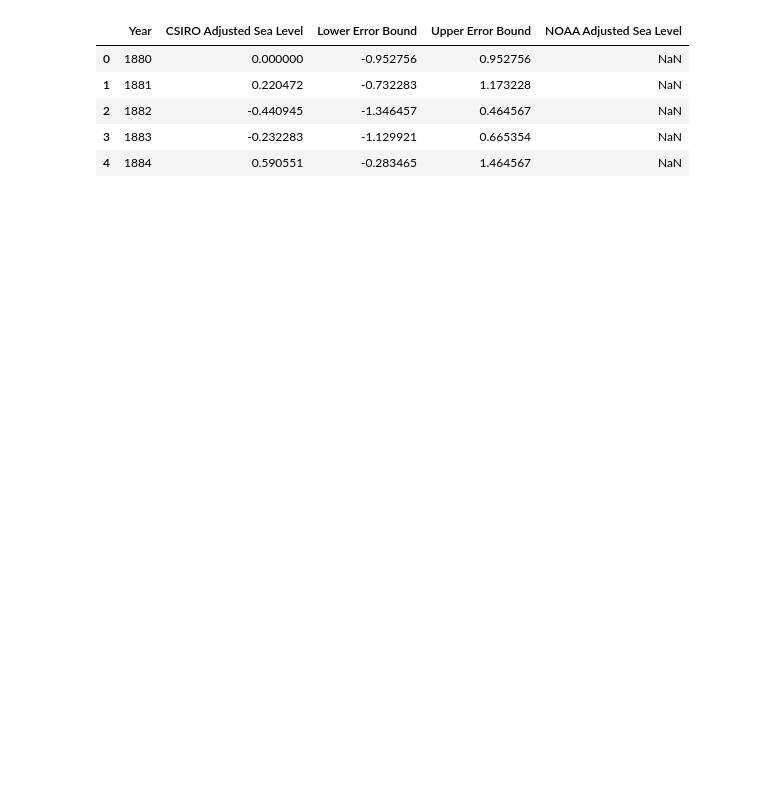
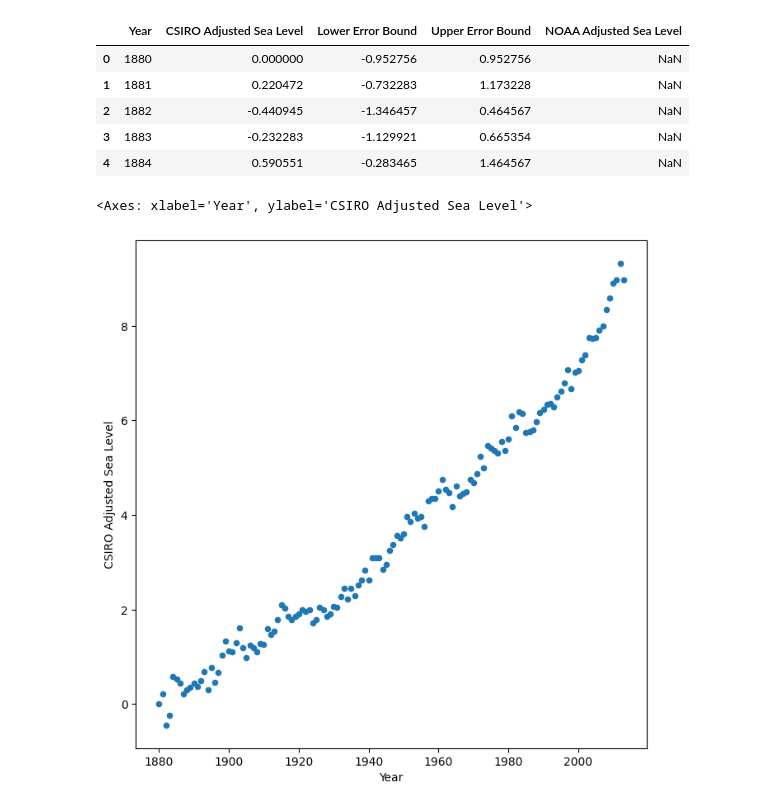
Before and after one commit to paskalwolski/sea-level-predictor, a Jupyter notebook: sea-level-predictor.ipynb, the cells around one changed output. Cells and saved outputs as stored; diff of their text form; code cells hidden in the pictures; blank space fills up the shorter version.

Commit message:
Completed 1st plot

```diff
--- a/sea-level-predictor.ipynb
+++ b/sea-level-predictor.ipynb
@@ -15,4 +15,9 @@ df.head()
 | 4 | 1884 | 0.590551 | -0.283465 | 1.464567 | NaN |
 # %%
 # Set up figure and axes
-fig, ax = plt.subplots(1, figsize=(20, 20))
+fig, ax = plt.subplots(1, figsize=(8, 8))
+
+df.plot(kind="scatter", ax=ax, x='Year', y='CSIRO Adjusted Sea Level')
+# %% [output]
+<Axes: xlabel='Year', ylabel='CSIRO Adjusted Sea Level'>
+[figure, added]
```
Also changed, not shown: parts of 2 cells of this notebook.
